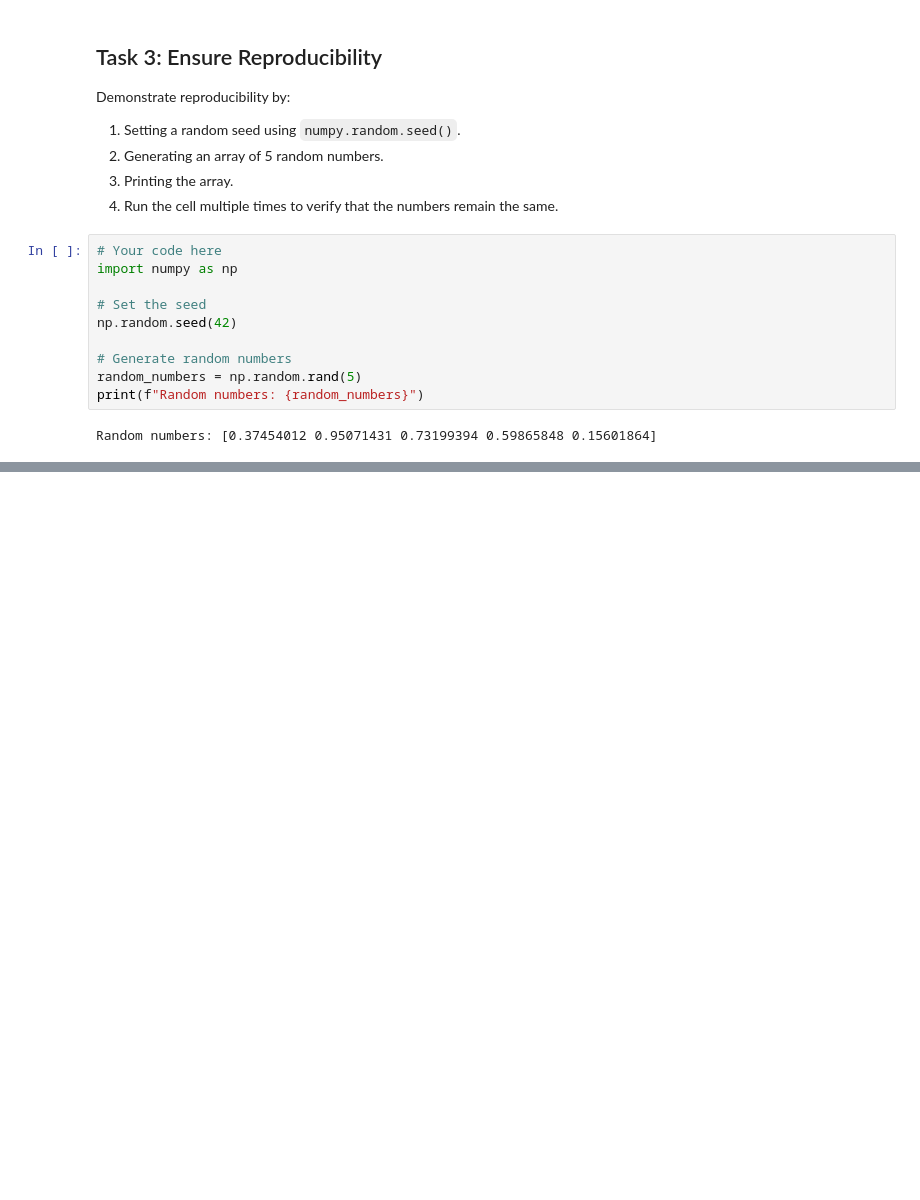
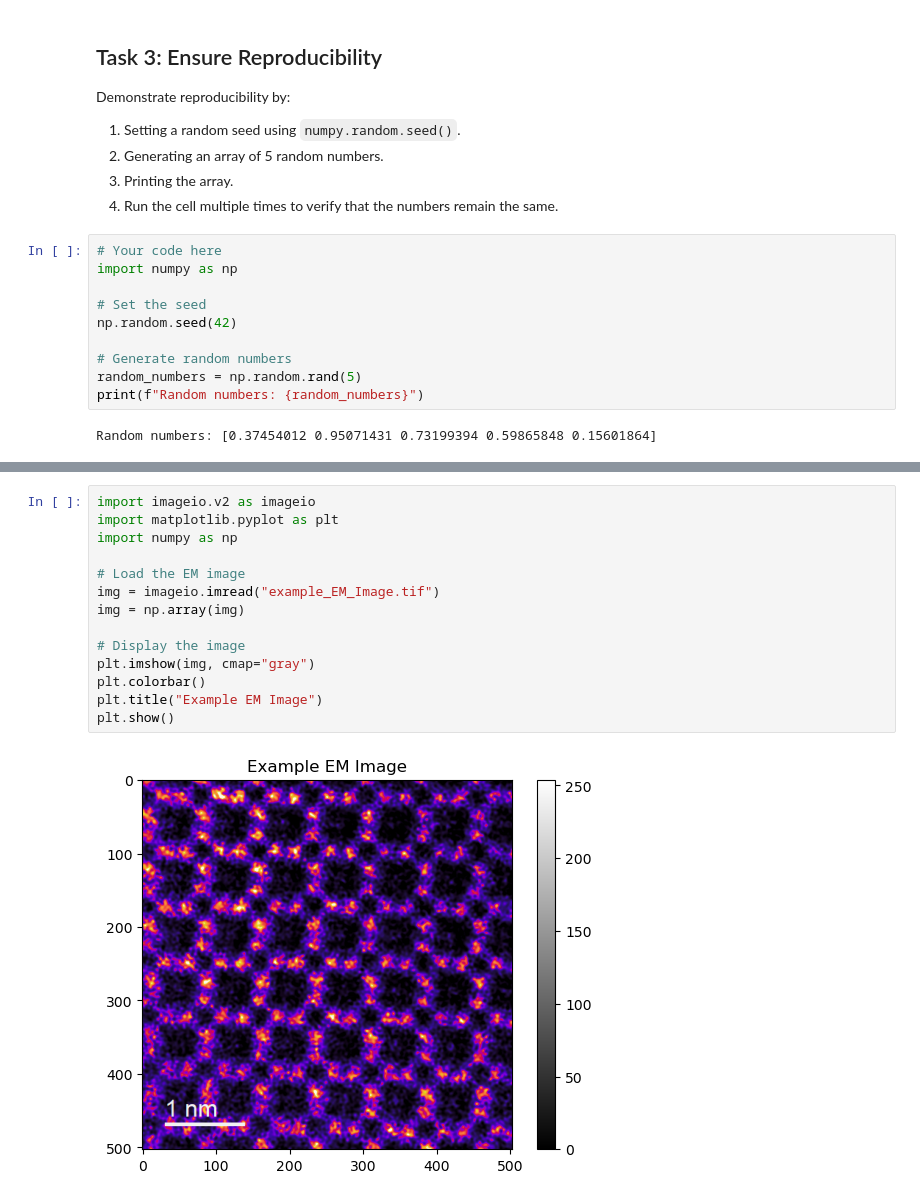
Before and after one commit to Kit-Wir/MATSCI465_KittichatWiratkapun, a Jupyter notebook: assignment_01_setup.ipynb, the cells around one changed output, grey strips where cells are left out. Saved outputs shown, nothing was run; the diff lists cells and outputs as text; blank space fills up the shorter version.

```diff
--- a/assignment_01_setup.ipynb
+++ b/assignment_01_setup.ipynb
@@ -97,0 +146,16 @@ Random numbers: [0.37454012 0.95071431 0.73199394 0.59865848 0.15601864]
+# %%
+import imageio.v2 as imageio
+import matplotlib.pyplot as plt
+import numpy as np
+
+# Load the EM image
+img = imageio.imread("example_EM_Image.tif")
+img = np.array(img)
+
+# Display the image
+plt.imshow(img, cmap="gray")
+plt.colorbar()
+plt.title("Example EM Image")
+plt.show()
+# %% [output]
+[figure, added]
```
Also changed, not shown: parts of 7 cells of this notebook.
